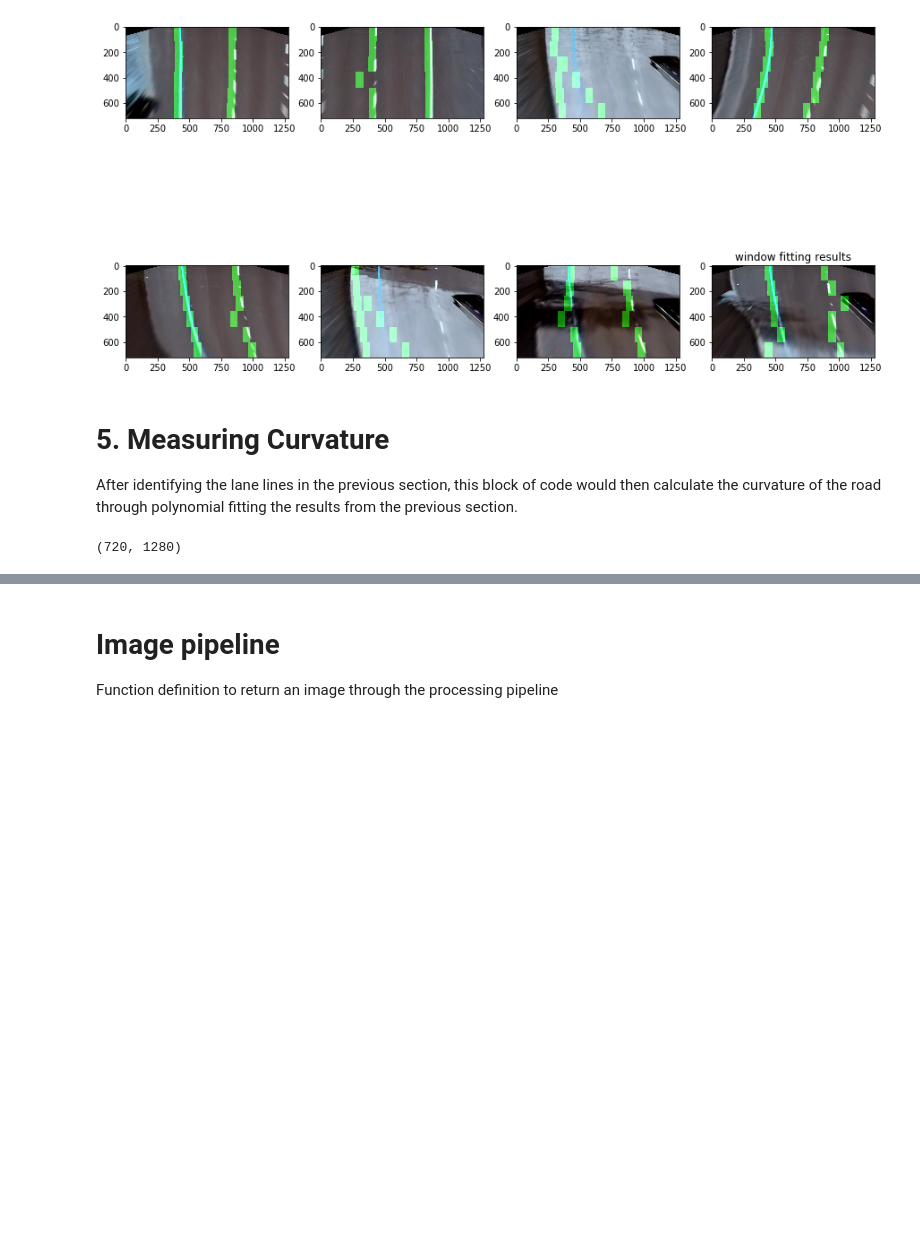
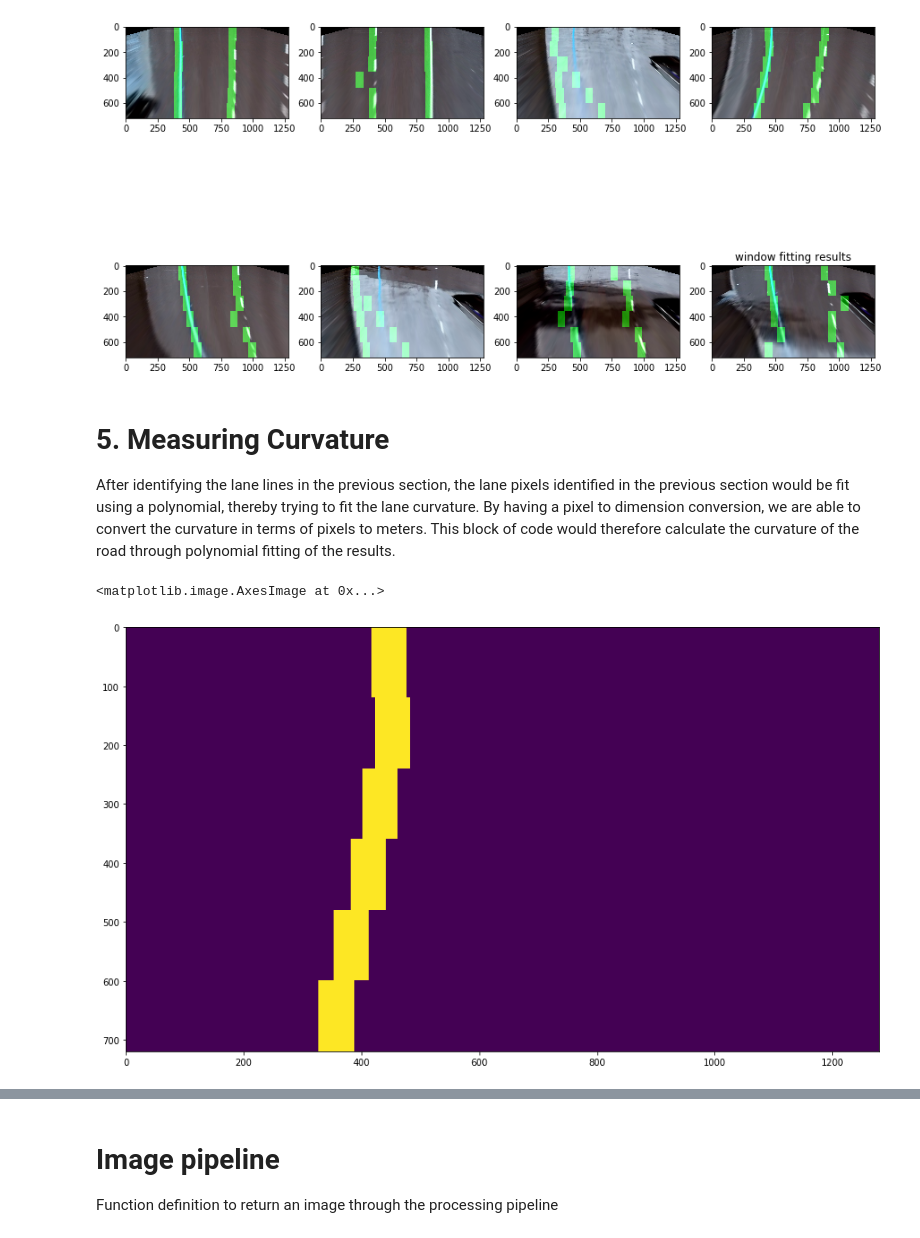
Before and after one commit to lhyleonghuiyu/CarND-Advanced-Lane-Lines, a Jupyter notebook: Project.ipynb, the cells around one changed output, grey strips where cells are left out. Drawn from its saved outputs; the diff is of its cells as text; code cells hidden in the pictures; blank space fills up the shorter version.

Commit message:
Computed curvature of lane line

```diff
--- a/Project.ipynb
+++ b/Project.ipynb
@@ -345,9 +350,6 @@ for i in range(len(binaries)):
         l_points = np.zeros_like(warped)
         r_points = np.zeros_like(warped)
 
-        if (i ==0):
-            test_pic_left = l_points
-            test_pic_right = r_points
 
         # Go through each level and draw the windows
         for level in range(0,len(window_centroids)):
@@ -358,6 +360,11 @@ for i in range(len(binaries)):
             l_points[(l_points == 255) | ((l_mask == 1) ) ] = 255
             r_points[(r_points == 255) | ((r_mask == 1) ) ] = 255
 
+        if (i ==3):
+            test_pic_left = l_points
+            test_pic_right = r_points
+
+
         # Draw the results
         template = np.array(r_points+l_points,np.uint8) # add both left and right window pixels together
 
@@ -366,7 +373,6 @@ for i in range(len(binaries)):
         pic = cal_undistort(test_images[i], objpoints, imgpoints)
         pic = unwarp(pic, src, dst)
 
-        #warpage= np.dstack((warped, warped, warped))*255 # making the original road pixels 3 color channels
         output = cv2.addWeighted(pic, 1, template, 0.5, 0.2) # overlay the orignal road image with window results
 
     # If no window centers found, just display orginal road image
@@ -383,8 +389,10 @@ plt.show()
 [figure]
 # %% [markdown]
 # 5. Measuring Curvature
-After identifying the lane lines in the previous section, this block of code would then calculate the curvature of the road through polynomial fitting the results from the previous section.
+After identifying the lane lines in the previous section, the lane pixels identified in the previous section would be fit using a polynomial, thereby trying to fit the lane curvature. By having a pixel to dimension conversion, we are able to convert the curvature in terms of pixels to meters. This block of code would therefore calculate the curvature of the road through polynomial fitting of the results.
 # %%
 test_pic_left.shape
+plt.imshow(test_pic_left)
 # %% [output]
-(720, 1280)
+<matplotlib.image.AxesImage at 0x...>
+[figure, added]
```
Also changed, not shown: parts of 10 cells of this notebook.
